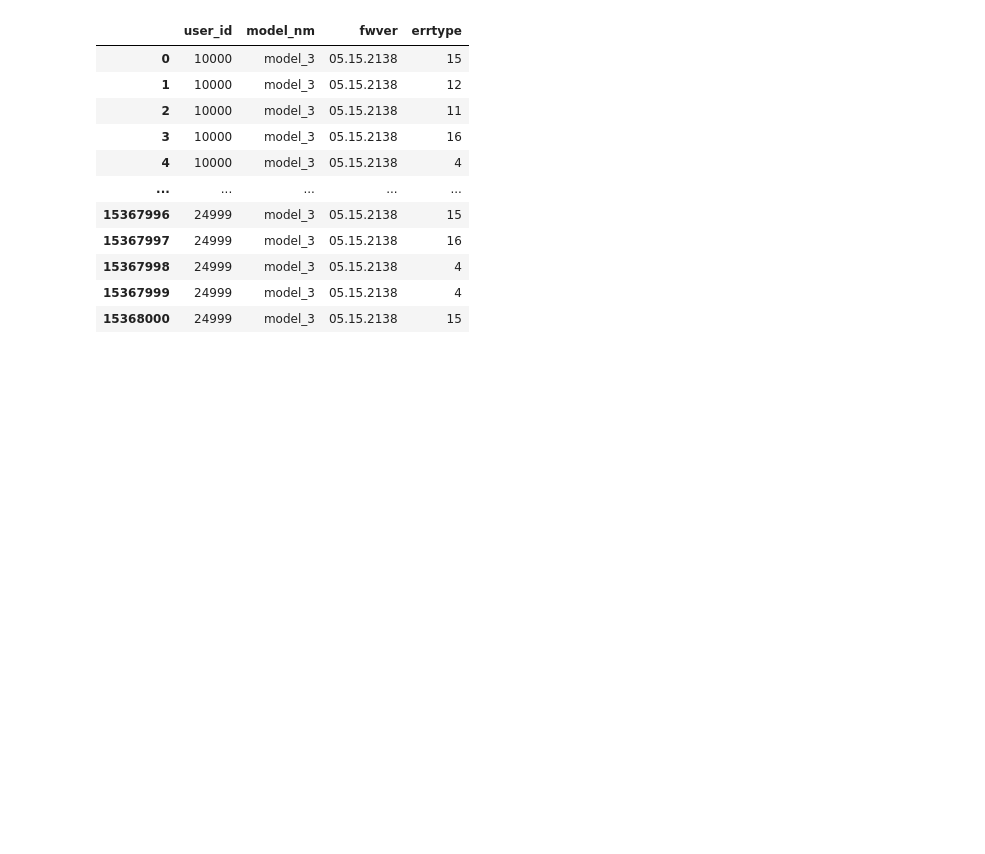
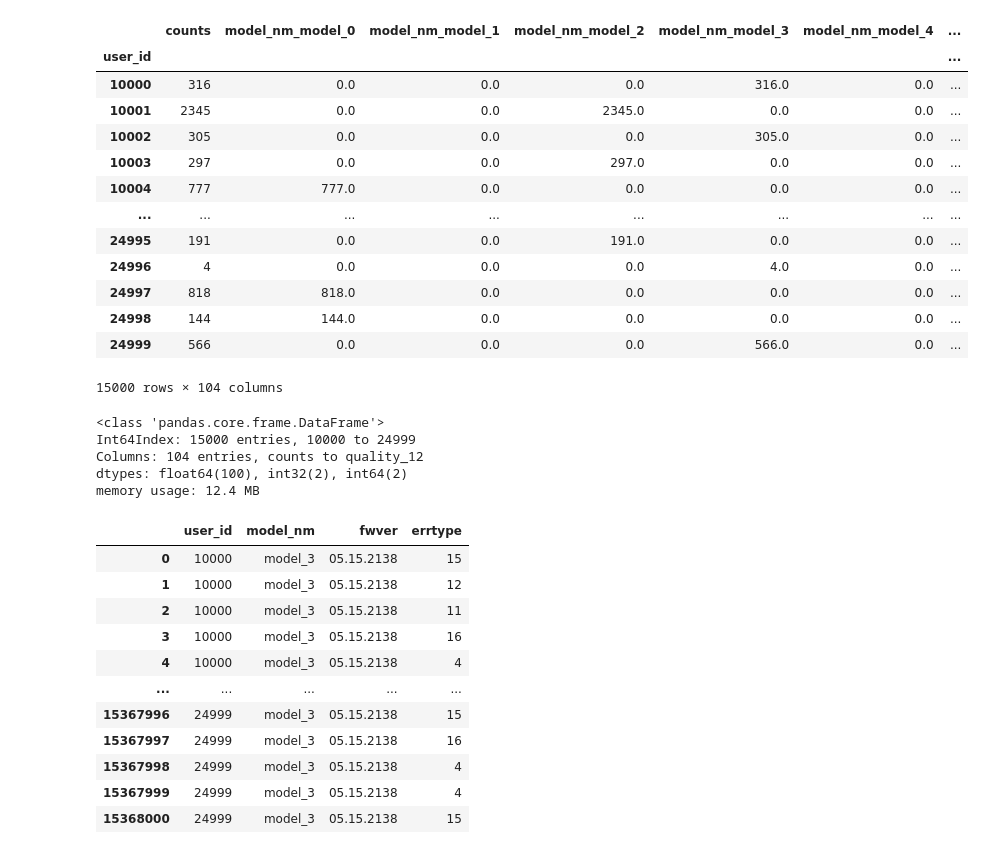
Before and after one commit to LEEHM97/machine-learning-exercises, a Jupyter notebook: 10.DAYCON대회_사용자불편예지/model.ipynb, the cells around one changed output. Saved outputs shown, nothing was run; the diff lists cells and outputs as text; code cells hidden in the pictures; blank space fills up the shorter version.

```diff
--- a/10.DAYCON대회_사용자불편예지/model.ipynb
+++ b/10.DAYCON대회_사용자불편예지/model.ipynb
@@ -23,0 +176,14 @@ user_has_2models = user_model_num > 1
+# %%
+# quality_sum
+quality_df = pd.DataFrame({'user_id': np.arange(10000, 25000)})
+
+for i in train_quality.columns[3:]:
+    quality_group_df = train_quality.groupby('user_id')[i].sum().to_frame().reset_index()
+    quality_df = pd.merge(quality_df, quality_group_df, how='left', on='user_id')
+    quality_df = quality_df.fillna(0)
+
+# 모두 0값인 quality_3, quality_4 drop
+quality_df.set_index(quality_df['user_id'], inplace=True)
+quality_df = quality_df.drop(columns=['user_id', 'quality_3', 'quality_4'])
+
+quality_df.head()
@@ -23,0 +219,8 @@ user_has_2models = user_model_num > 1
+# %%
+# 2. errtype_weight, errcode_weight를 user_id별로 다시 가중치 적용
+
+# 2-1. errtype_weight
+errtype_weight_df = df1[['user_id', 'errtype_weight']]
+errtype_weight_df = errtype_weight_df.groupby('user_id')['errtype_weight'].sum().to_frame(name='errtype_weight')
+errtype_weight_df.errtype_weight = errtype_weight_df.errtype_weight / total_sum
+errtype_weight_df
@@ -23,0 +242,7 @@ user_has_2models = user_model_num > 1
+# %%
+# 2-2. errcode_weight
+errcode_weight_df = df1[['user_id', 'errcode_weight']]
+errcode_weight_df = errcode_weight_df.groupby('user_id')['errcode_weight'].sum().to_frame(name='errcode_weight')
+total_sum = errcode_weight_df.errcode_weight.sum()
+errcode_weight_df.errcode_weight = errcode_weight_df.errcode_weight / total_sum
+errcode_weight_df
@@ -24,3 +264,33 @@ user_has_2models = user_model_num > 1
+# %%
+# 모든 column 합쳐주기
+# df1 = df1.groupby('user_id').sum()
+# df1.drop(columns=['hour', 'errtype_weight', 'errcode_weight'], inplace=True)
+dfs = [df1, user_has_multiple_models, user_has_multiple_fwvers, errtype_df, errtype_weight_df, errcode_weight_df, quality_df]
+dfs = dfs[0].join(dfs[1:])
+dfs
+# %% [output]
+|  | counts | model_nm_model_0 | model_nm_model_1 | model_nm_model_2 | model_nm_model_3 | model_nm_model_4 | ... |
+| user_id |  |  |  |  |  |  | ... |
+| 10000 | 316 | 0.0 | 0.0 | 0.0 | 316.0 | 0.0 | ... |
+| 10001 | 2345 | 0.0 | 0.0 | 2345.0 | 0.0 | 0.0 | ... |
+| 10002 | 305 | 0.0 | 0.0 | 0.0 | 305.0 | 0.0 | ... |
+| 10003 | 297 | 0.0 | 0.0 | 297.0 | 0.0 | 0.0 | ... |
+| 10004 | 777 | 777.0 | 0.0 | 0.0 | 0.0 | 0.0 | ... |
+| ... | ... | ... | ... | ... | ... | ... | ... |
+| 24995 | 191 | 0.0 | 0.0 | 191.0 | 0.0 | 0.0 | ... |
+| 24996 | 4 | 0.0 | 0.0 | 0.0 | 4.0 | 0.0 | ... |
+| 24997 | 818 | 818.0 | 0.0 | 0.0 | 0.0 | 0.0 | ... |
+| 24998 | 144 | 144.0 | 0.0 | 0.0 | 0.0 | 0.0 | ... |
+| 24999 | 566 | 0.0 | 0.0 | 0.0 | 566.0 | 0.0 | ... |
+15000 rows × 104 columns
+# %%
+dfs.info()
+# %% [output]
+<class 'pandas.core.frame.DataFrame'>
+Int64Index: 15000 entries, 10000 to 24999
+Columns: 104 entries, counts to quality_12
+dtypes: float64(100), int32(2), int64(2)
+memory usage: 12.4 MB
 # %%
 train_err.drop(columns=['time', 'errcode'], inplace=True)
 train_err
```
Also changed, not shown: parts of 24 cells of this notebook.
